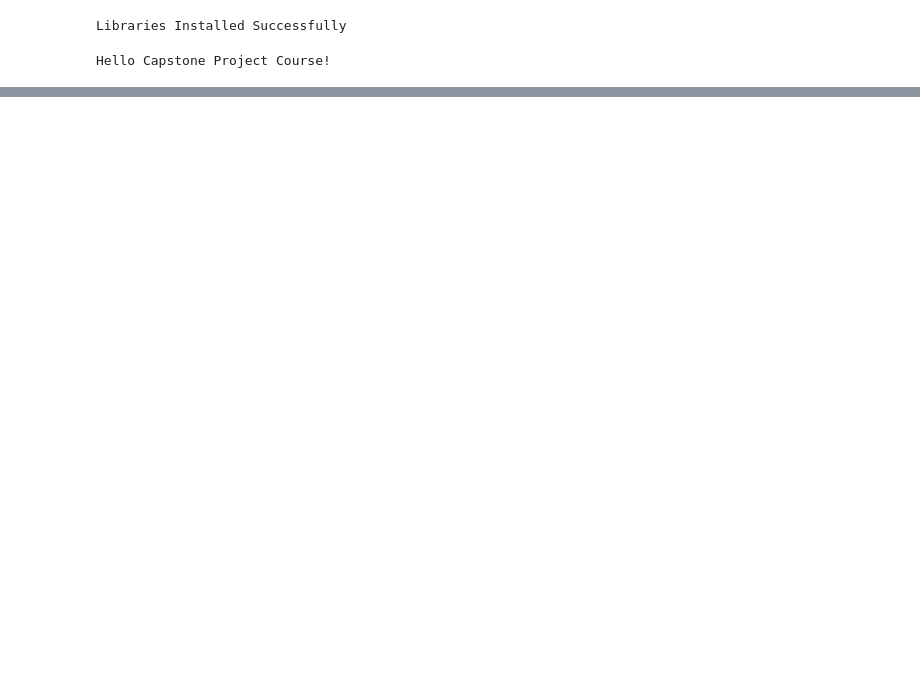
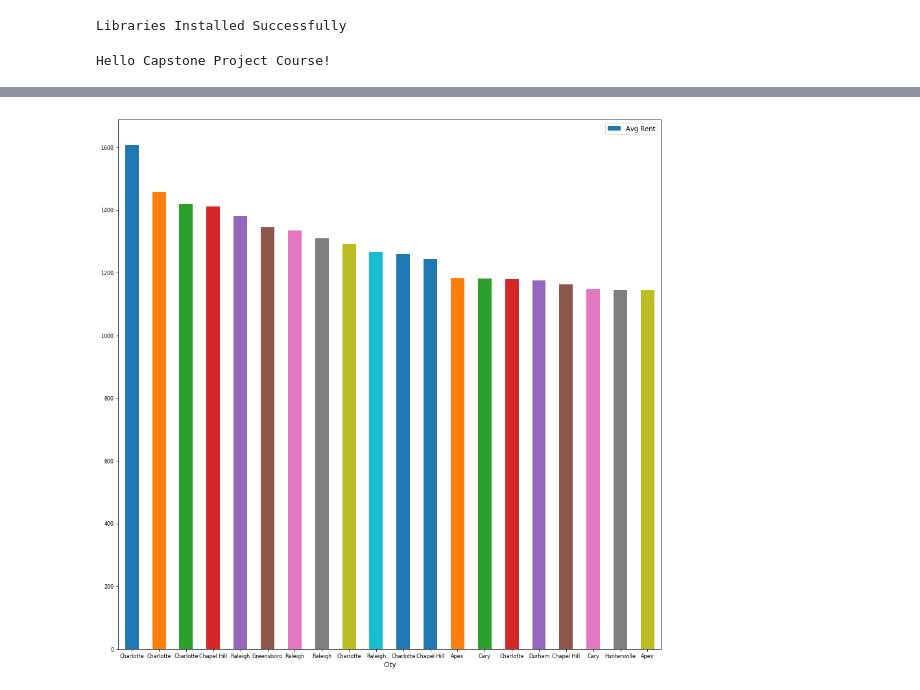
Before and after one commit to crowela022/LCDataScience, a Jupyter notebook: Lauren Crowe DS Capstone Project.ipynb, the cells around one changed output, grey strips where cells are left out. Cells and saved outputs as stored; diff of their text form; code cells hidden in the pictures; blank space fills up the shorter version.

```diff
--- a/Lauren Crowe DS Capstone Project.ipynb
+++ b/Lauren Crowe DS Capstone Project.ipynb
@@ -17,0 +85,15 @@ Hello Capstone Project Course!
+# %%
+
+body = client_c1c0ef3ce5ed43efb74fe41e235b8f70.get_object(Bucket='laurencrowedatasciencecaptsonepro-donotdelete-pr-ipxf2ytff5rbhi',Key='Most_Exp_Rent_NC.csv')['Body']
+# add missing __iter__ method, so pandas accepts body as file-like object
+if not hasattr(body, "__iter__"): body.__iter__ = types.MethodType( __iter__, body )
+
+nc_rent = pd.read_csv(body)
+
+nc_rent = nc_rent.sort_values(by='Avg Rent', ascending=False)
+
+
+##top 20 highest rent
+nc_rent = nc_rent.head(20)
+
+nc_rent
@@ -17,0 +118,6 @@ Hello Capstone Project Course!
+# %%
+##visualize top 20 zip codes for rent in NC by City
+
+ax = nc_rent.plot.bar(x='City', y='Avg Rent', rot=0, figsize=(15, 15),fontsize = 8)
+# %% [output]
+[figure, added]
```
Also changed, not shown: parts of 42 cells of this notebook.
